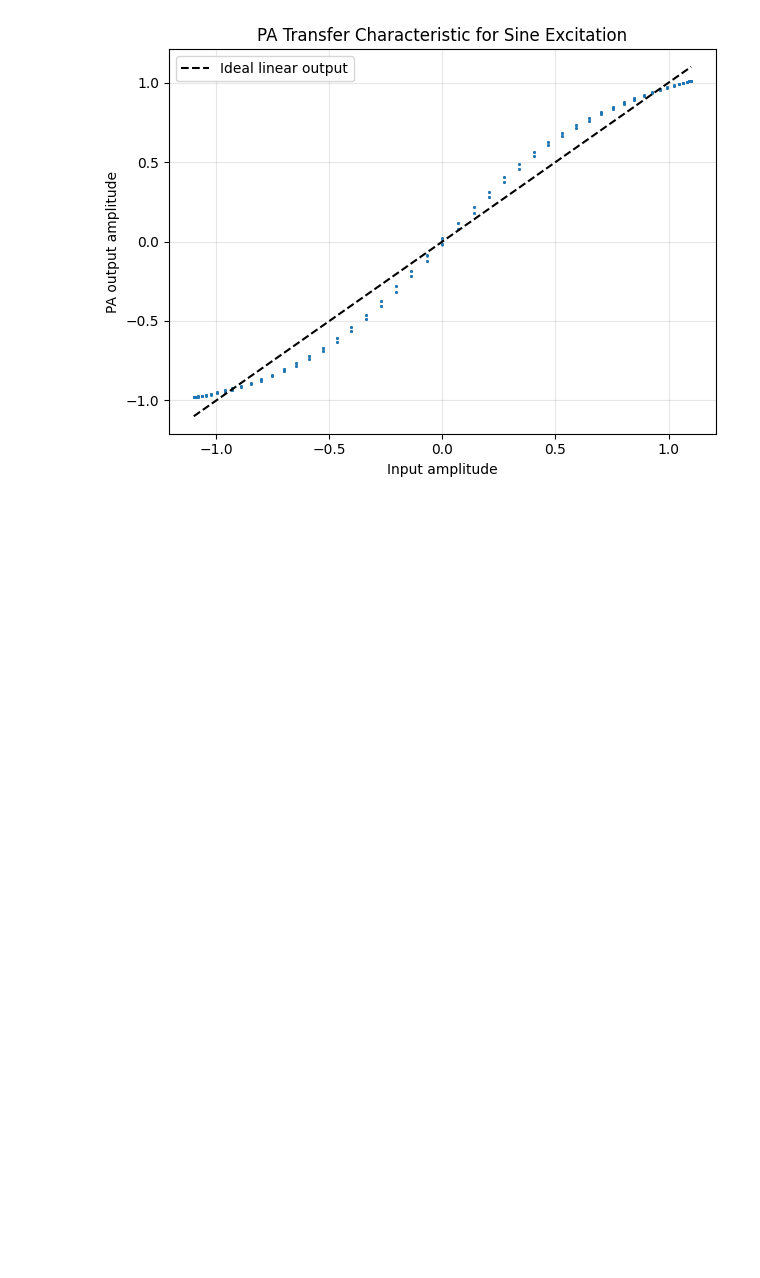
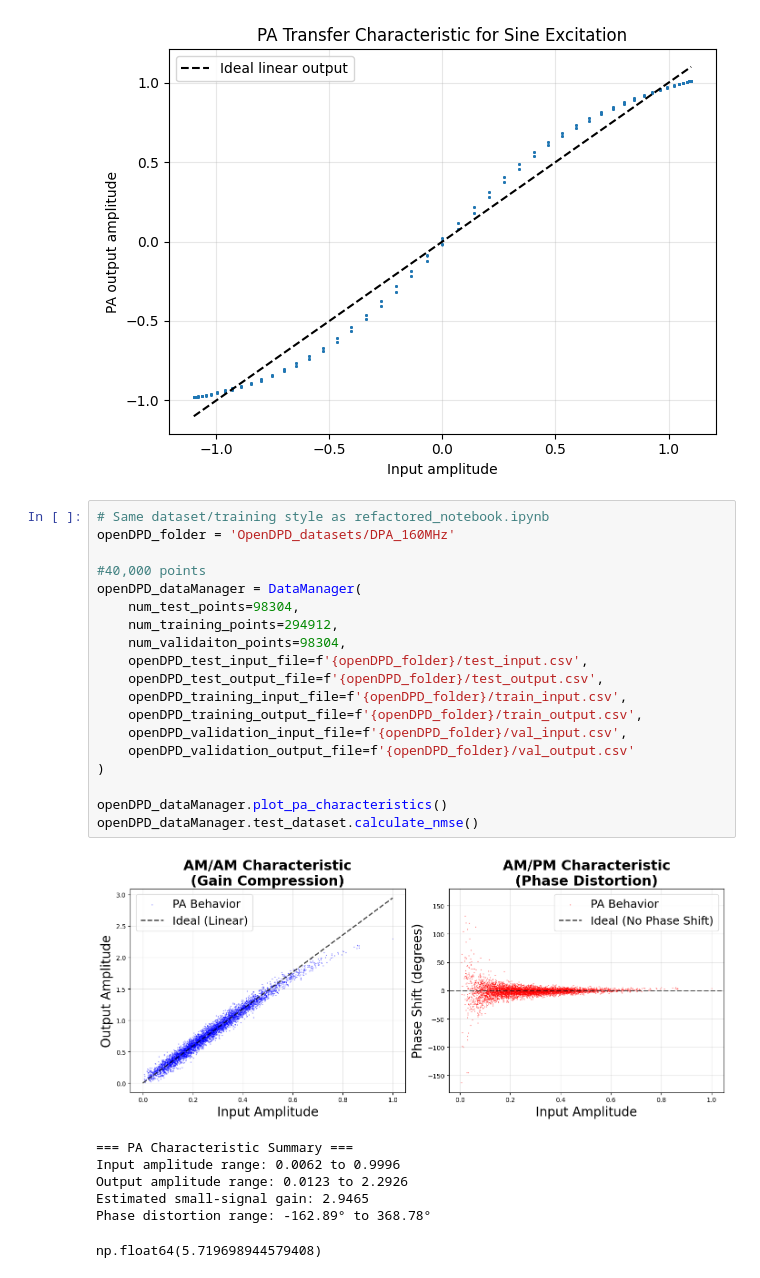
Before and after one commit to aquigney/sparseDPD, a Jupyter notebook: thesis_plots.ipynb, the cells around one changed output. Drawn from its saved outputs; the diff is of its cells as text; blank space fills up the shorter version.

```diff
--- a/thesis_plots.ipynb
+++ b/thesis_plots.ipynb
@@ -80,3 +95,30 @@ plt.show()
 Using cuda device
 [figure]
 [figure]
+# %%
+# Same dataset/training style as refactored_notebook.ipynb
+openDPD_folder = 'OpenDPD_datasets/DPA_160MHz'
+
+#40,000 points
+openDPD_dataManager = DataManager(
+    num_test_points=98304,
+    num_training_points=294912,
+    num_validaiton_points=98304,
+    openDPD_test_input_file=f'{openDPD_folder}/test_input.csv',
+    openDPD_test_output_file=f'{openDPD_folder}/test_output.csv',
+    openDPD_training_input_file=f'{openDPD_folder}/train_input.csv',
+    openDPD_training_output_file=f'{openDPD_folder}/train_output.csv',
+    openDPD_validation_input_file=f'{openDPD_folder}/val_input.csv',
+    openDPD_validation_output_file=f'{openDPD_folder}/val_output.csv'
+)
+
+openDPD_dataManager.plot_pa_characteristics()
+openDPD_dataManager.test_dataset.calculate_nmse()
+# %% [output]
+[figure, added]
+=== PA Characteristic Summary ===
+Input amplitude range: 0.0062 to 0.9996
+Output amplitude range: 0.0123 to 2.2926
+Estimated small-signal gain: 2.9465
+Phase distortion range: -162.89° to 368.78°
+np.float64(5.719698944579408)
```
Also changed, not shown: parts of 4 cells of this notebook, 1 other file.
